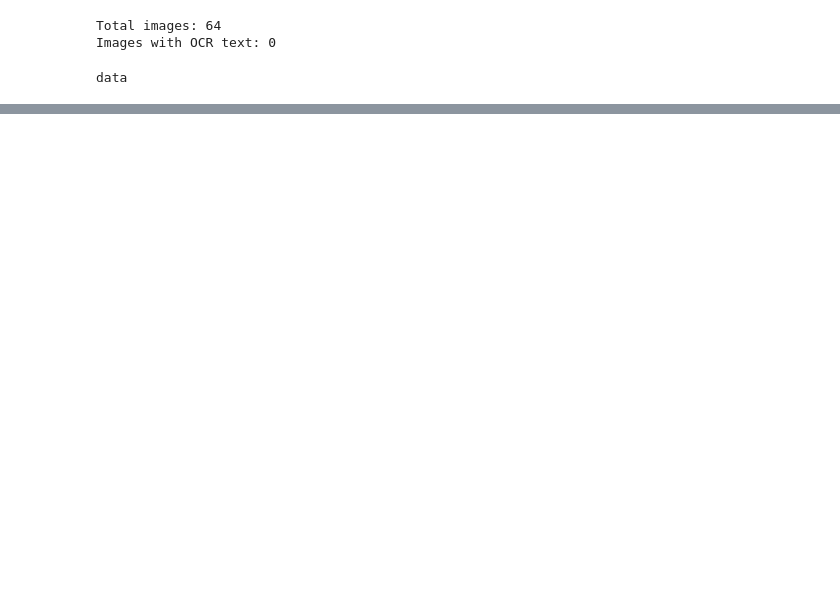
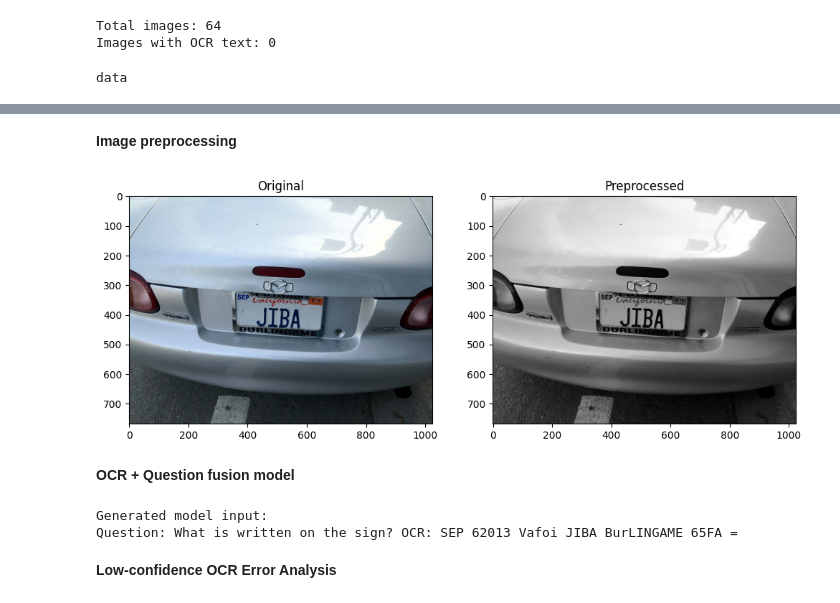
Before and after one commit to Sathvik2913/Prajwala15, a Jupyter notebook: Reading_Text_in_Images.ipynb, the cells around one changed output, grey strips where cells are left out. Drawn from its saved outputs; the diff is of its cells as text; code cells hidden in the pictures; blank space fills up the shorter version.

```diff
--- a/Reading_Text_in_Images.ipynb
+++ b/Reading_Text_in_Images.ipynb
@@ -461,0 +664,71 @@ data
+# %% [markdown]
+**Image preprocessing**
+# %%
+import cv2
+
+def preprocess(img_path):
+    img = cv2.imread(img_path)
+
+    gray = cv2.cvtColor(img, cv2.COLOR_BGR2GRAY)
+
+    denoise = cv2.fastNlMeansDenoising(gray)
+
+    enhanced = cv2.equalizeHist(denoise)
+
+    return enhanced
+# %%
+import matplotlib.pyplot as plt
+import cv2
+
+# Define img_path with a sample image that has OCR text
+img_path = "data/train_val_images_1/00831662d2ba731a.jpg"
+
+img = cv2.imread(img_path)
+img = cv2.cvtColor(img, cv2.COLOR_BGR2RGB)
+
+processed = preprocess(img_path)
+
+plt.figure(figsize=(12,5))
+
+plt.subplot(1,2,1)
+plt.imshow(img)
+plt.title("Original")
+
+plt.subplot(1,2,2)
+plt.imshow(processed, cmap="gray")
+plt.title("Preprocessed")
+
+plt.show()
+# %% [output]
+[figure, added]
+# %% [markdown]
+**OCR + Question fusion model**
+# %%
+import json
+
+# Define a sample question
+question = "What is written on the sign?"
+
+# Load the OCR data (assuming it has been generated)
+with open("outputs/ocr_cache/val_easyocr.json") as f:
+    ocr_data = json.load(f)
+
+# Use a sample image_id for which OCR tokens exist
+# We know '00831662d2ba731a' has tokens from previous output
+img_id = '00831662d2ba731a'
+tokens = ocr_data.get(img_id, [])
+
+ocr_text = " ".join([t["text"] for t in tokens])
+
+model_input = (
+    "Question: " + question +
+    " OCR: " + ocr_text
+)
+
+print("Generated model input:")
+print(model_input)
+# %% [output]
+Generated model input:
+Question: What is written on the sign? OCR: SEP 62013 Vafoi JIBA BurLINGAME 65FA =
+# %% [markdown]
+**Low-confidence OCR Error Analysis**
```
Also changed, not shown: parts of 25 cells of this notebook.
